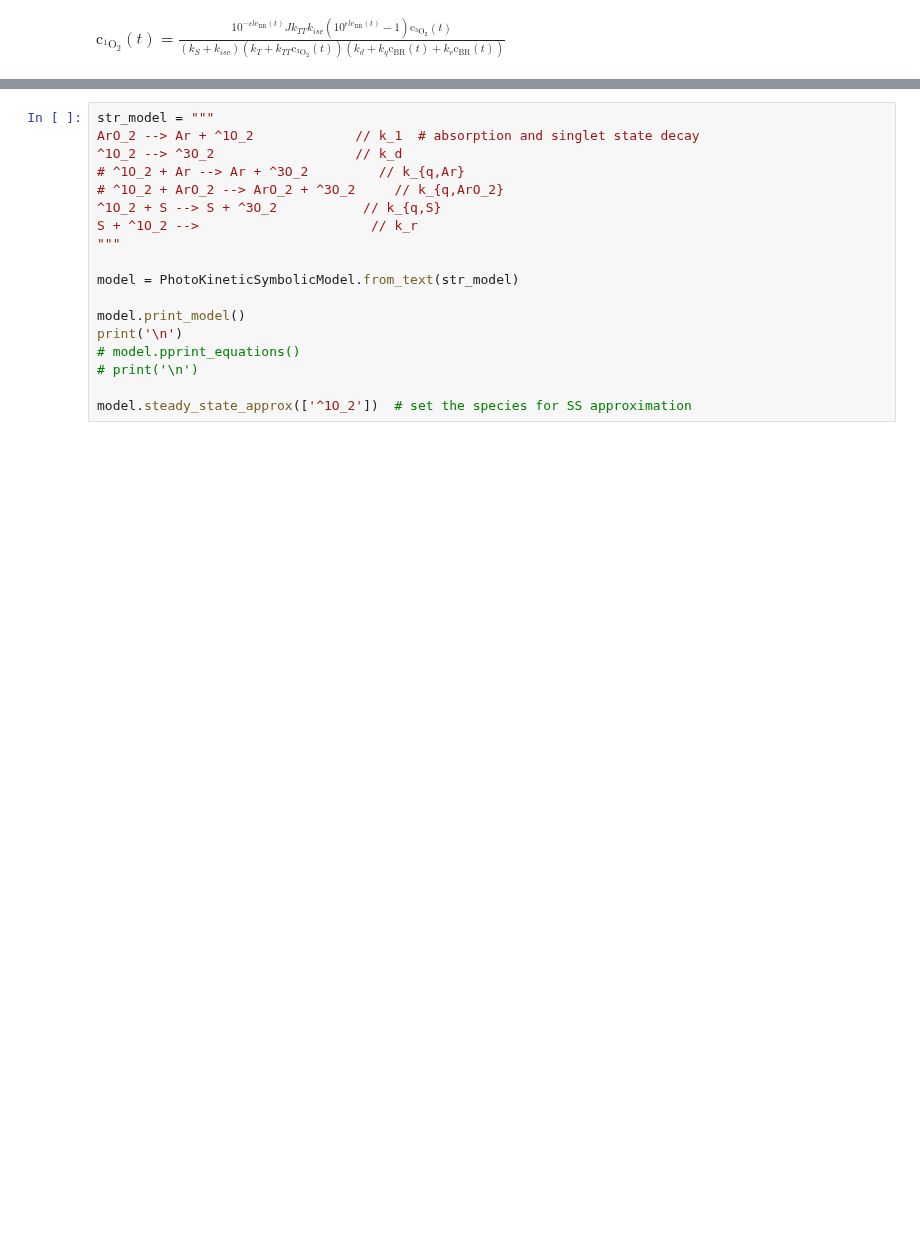
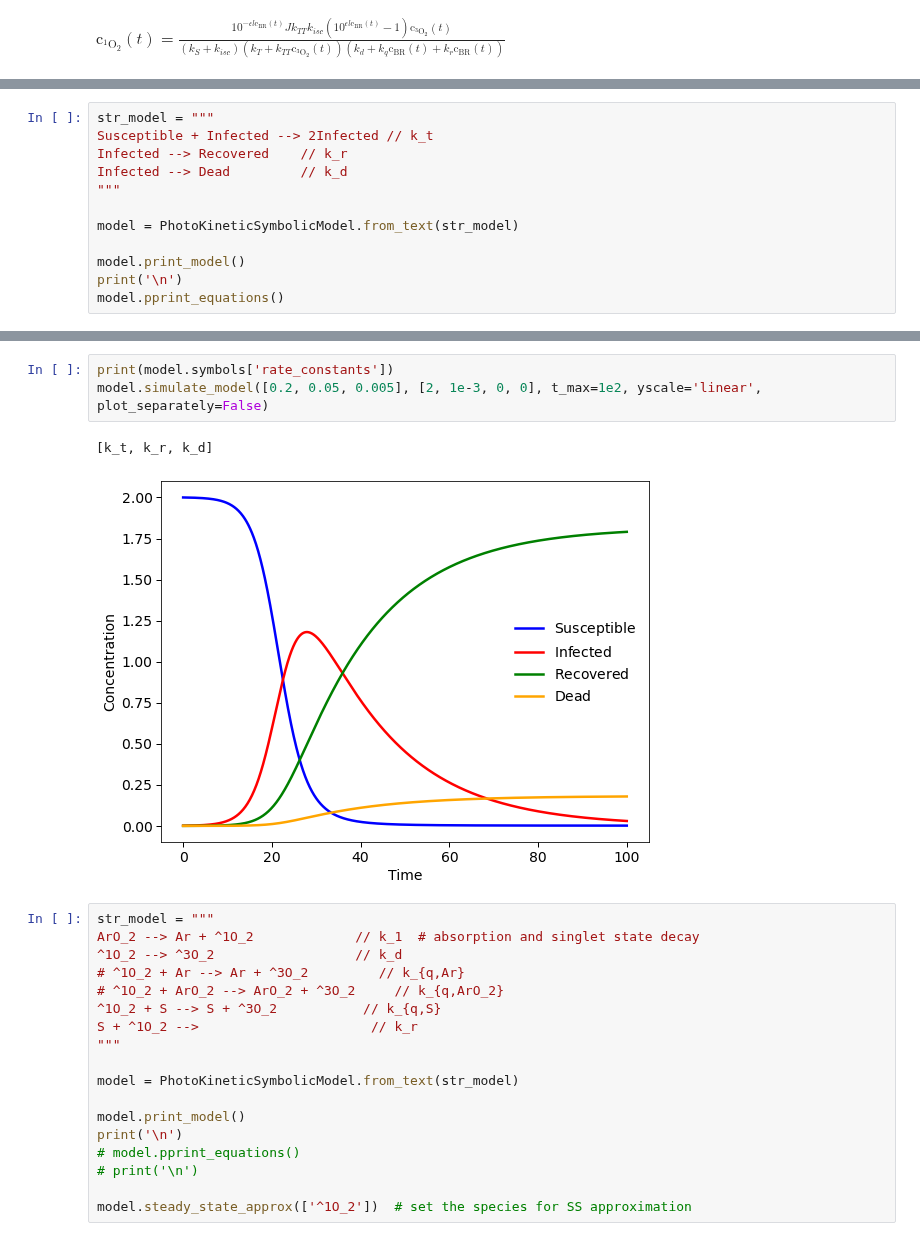
Before and after one commit to dmadea/Photo-Kinetic-Simulator, a Jupyter notebook: Simulator.ipynb, the cells around one changed output, grey strips where cells are left out. Saved outputs shown, nothing was run; the diff lists cells and outputs as text; blank space fills up the shorter version.

Commit message:
plot separately

```diff
--- a/Simulator.ipynb
+++ b/Simulator.ipynb
@@ -105,0 +106,12 @@ model.simulate_model([1e9, 1e8, 1e5, 1e9, 1/9.5e-6, 1e4, 1e9], [1e-5, 0, 0, 0.00
+# %%
+str_model = """
+Susceptible + Infected --> 2Infected // k_t
+Infected --> Recovered    // k_r
+Infected --> Dead         // k_d
+"""
+
+model = PhotoKineticSymbolicModel.from_text(str_model)
+
+model.print_model()
+print('\n')
+model.pprint_equations()
@@ -106,3 +124,9 @@ model.simulate_model([1e9, 1e8, 1e5, 1e9, 1/9.5e-6, 1e4, 1e9], [1e-5, 0, 0, 0.00
+# %%
+print(model.symbols['rate_constants'])
+model.simulate_model([0.2, 0.05, 0.005], [2, 1e-3, 0, 0], t_max=1e2, yscale='linear', plot_separately=False)
+# %% [output]
+[k_t, k_r, k_d]
+[figure, added]
 # %%
 str_model = """
 ArO_2 --> Ar + ^1O_2             // k_1  # absorption and singlet state decay
```
Also changed, not shown: parts of 3 cells of this notebook, 1 other file.
